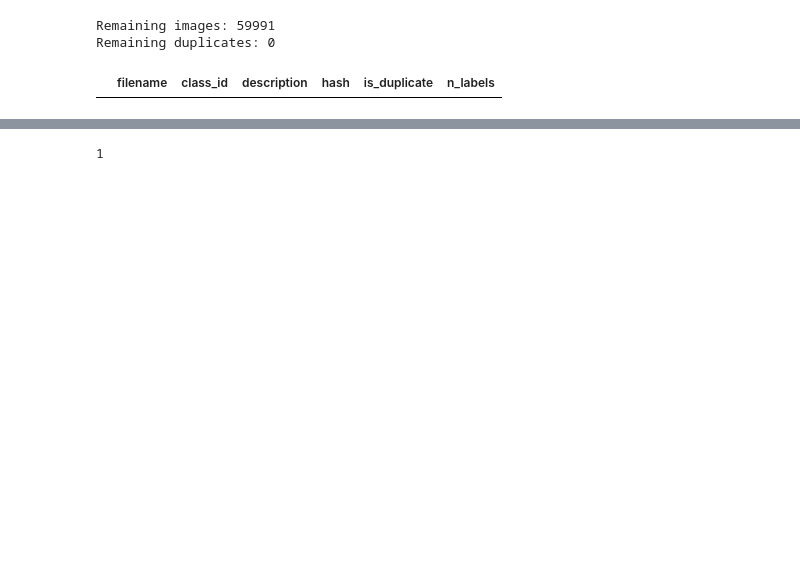
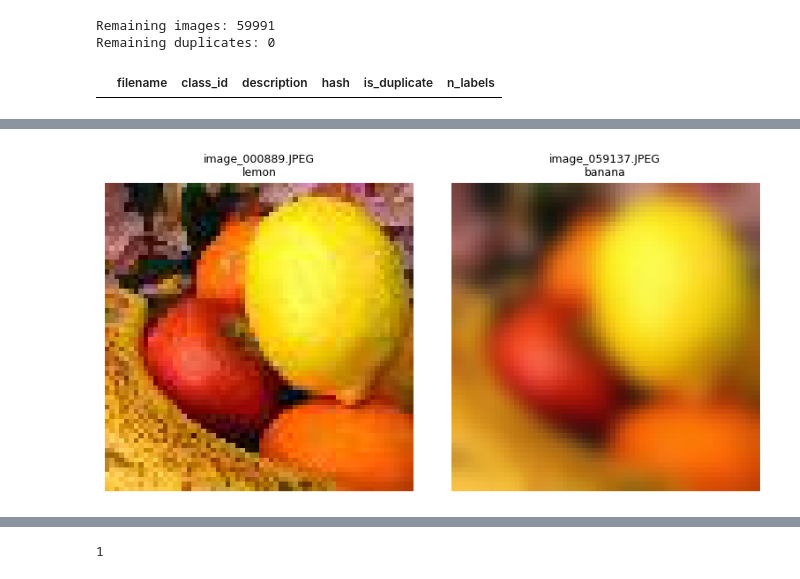
Before and after one commit to tiago2806/project-deeplearning, a Jupyter notebook: src/PreProcessing.ipynb, the cells around one changed output, grey strips where cells are left out. Cells and saved outputs as stored; diff of their text form; code cells hidden in the pictures; blank space fills up the shorter version.

Commit message:
duplicates, near-duplicates, splitting and incorrect label correction. Missing data augmentation, scaling and class imbalance

```diff
--- a/src/PreProcessing.ipynb
+++ b/src/PreProcessing.ipynb
@@ -187,0 +207,15 @@ labels_df[labels_df["is_duplicate"] == True]
+# %%
+phash_values = []
+
+for filename in tqdm(
+    labels_df["filename"],
+    desc="Computing perceptual hashes"
+):
+    with Image.open(os.path.join(path, filename)) as image:
+        phash_values.append(compute_perceptual_hash(image))
+
+labels_df["phash_hex"] = [
+    f"{value:016x}" for value in phash_values
+]
+
+labels_df[["filename", "phash_hex"]].head()
@@ -187,0 +457,33 @@ labels_df[labels_df["is_duplicate"] == True]
+# %%
+group_id = "G00888"  # Replace with a group ID from candidate_groups.
+
+group = labels_df[
+    labels_df["duplicate_group_id"] == group_id
+]
+
+# Display up to 12 images from the selected group.
+sample = group.head(12)
+
+if not sample.empty:
+    n_cols = min(4, len(sample))
+    n_rows = (len(sample) + n_cols - 1) // n_cols
+
+    plt.figure(figsize=(4 * n_cols, 4 * n_rows))
+
+    for i, (_, row) in enumerate(sample.iterrows()):
+        with Image.open(os.path.join(path, row["filename"])) as image:
+            plt.subplot(n_rows, n_cols, i + 1)
+            plt.imshow(image.convert("RGB"))
+
+        plt.title(
+            f"{row['filename']}\n{row['description']}",
+            fontsize=9
+        )
+        plt.axis("off")
+
+    plt.tight_layout()
+    plt.show()
+else:
+    print("Group not found.")
+# %% [output]
+[figure, added]
```
Also changed, not shown: parts of 44 cells of this notebook, 2 other files.
